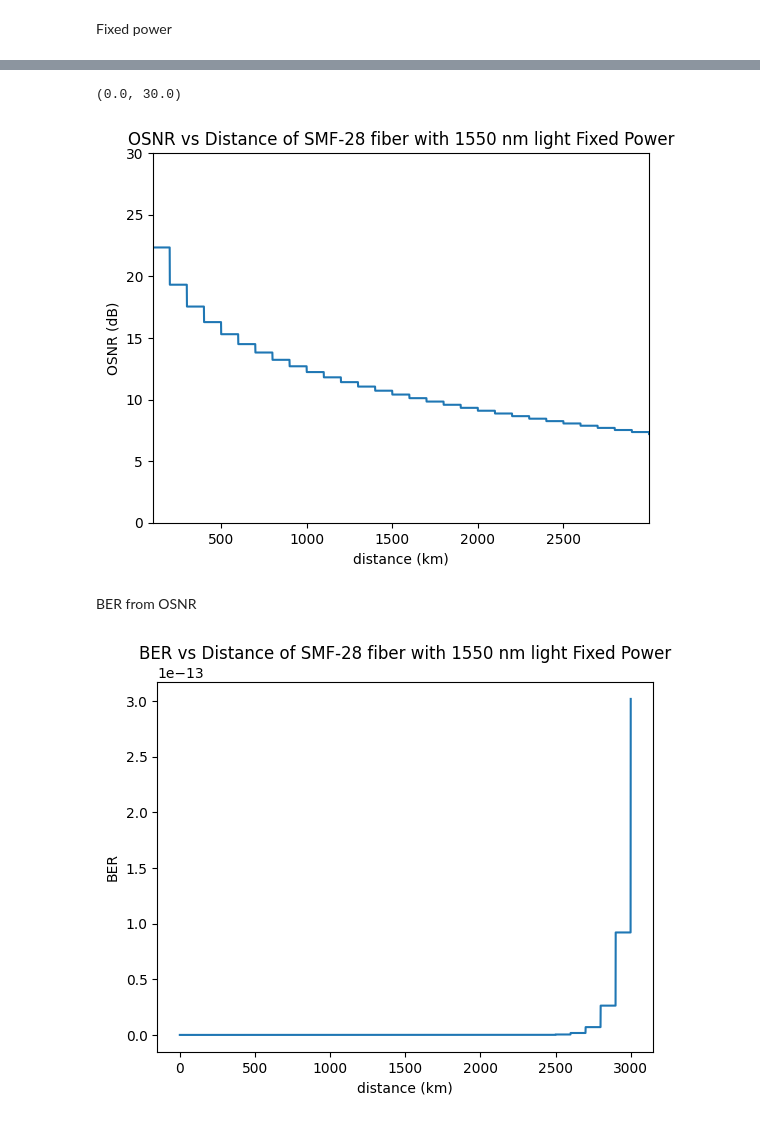
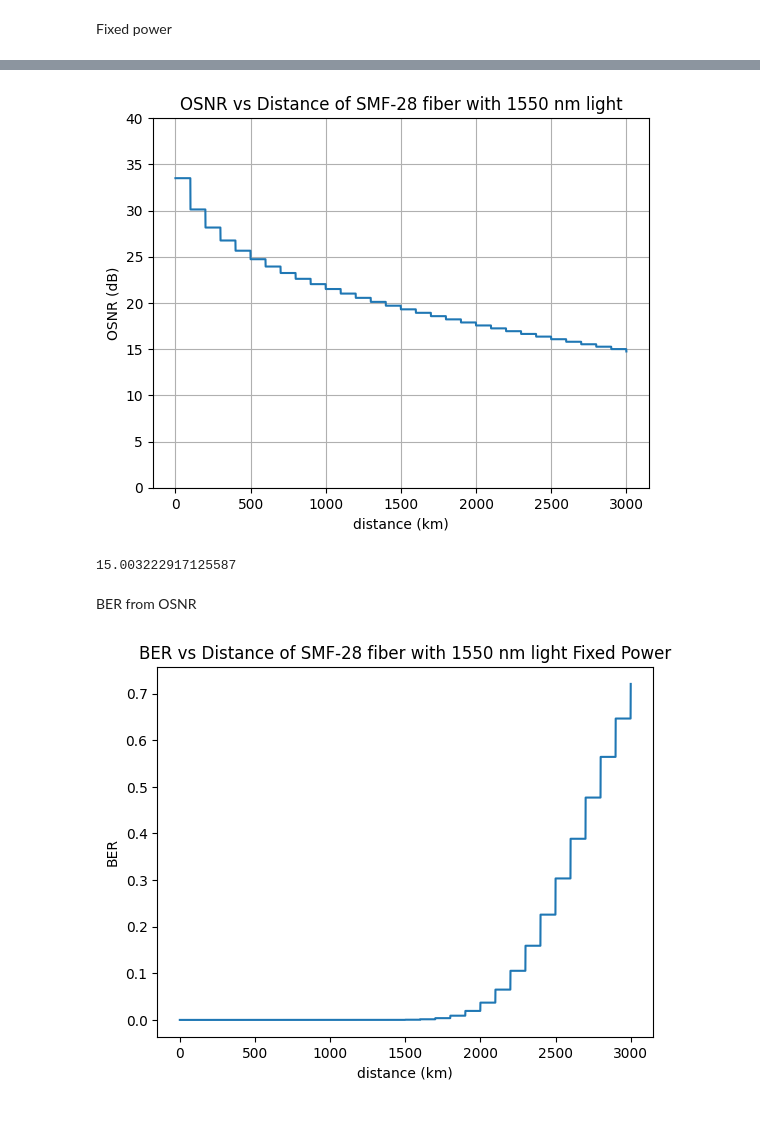
Before and after one commit to EnochYounceSAIC/FiberOptics, a Jupyter notebook: weektwo/Left_to_Right_EDFA_attenuation_both_fixed.ipynb, the cells around one changed output, grey strips where cells are left out. Saved outputs shown, nothing was run; the diff lists cells and outputs as text; code cells hidden in the pictures.

```diff
--- a/weektwo/Left_to_Right_EDFA_attenuation_both_fixed.ipynb
+++ b/weektwo/Left_to_Right_EDFA_attenuation_both_fixed.ipynb
@@ -12,7 +12,7 @@ span = 100
 #Fiber type: SMF-28
 #current task: model EDFA noise and amplification
 EDFA_noise = 4.7 #dB
-EDFA_gain = 17 #dBm
+EDFA_gain = 17 #dB
 #fiber data sheet used : https://www.corning.com/media/worldwide/coc/documents/Fiber/product-information-sheets/PI-1470-AEN.pdf
 #EDFA used EDFA 100s : https://www.thorlabs.com/newgrouppage9.cfm?objectgroup_ID=10680
 #single wavelength light, using 1550nm
@@ -20,7 +20,8 @@ lambda_light = 1550e-9
 f_light = 3e8/lambda_light
 #using max attenuation as a graph or standard deviation is not provided
 attenuation = 0.17 #dB/km
-power_initial = 3 #dBm
+power_initial = 15-10*np.log10(70) #dBm
+OSNR_initial = 33.5 #dB
 # %%
 distance = np.arange(0,length+1,1) #+1 to put an amplifier at the endpoint as would be done to read the signal
 # Calculate power in mW
@@ -159,31 +171,44 @@ plt.show()
 # %%
-noise_plus_epsilon = total_ASE + np.finfo(float).eps
+# Add a small epsilon to noise to avoid division by zero and log of zero/negative
+noise_plus_epsilon = ASE_noise + np.finfo(float).eps
 
-OSNR = 10*np.log10(total_signal_power/noise_plus_epsilon)
-plt.plot(distance,OSNR)
+# Calculate OSNR from accumulated noise
+OSNR_calculated = 10*np.log10(total_signal_power/noise_plus_epsilon)
+OSNR_initial_linear = 10**(OSNR_initial/10)
+OSNR_calculated_linear = 10**(OSNR_calculated/10)
+OSNR_total_linear = 1 / (1/OSNR_initial_linear + 1/OSNR_calculated_linear)
+
+# Convert total SNR back to dB
+OSNR_total = 10*np.log10(OSNR_total_linear)
+
+plt.plot(distance,OSNR_total)
 plt.xlabel('distance (km)')
-plt.title('OSNR vs Distance of SMF-28 fiber with 1550 nm light Fixed Power')
 plt.ylabel('OSNR (dB)')
-plt.xlim(101,2999)
-plt.ylim(0,30)
+
+plt.ylim(0,40)
+plt.title('OSNR vs Distance of SMF-28 fiber with 1550 nm light')
+plt.grid()
+plt.show()
+print(OSNR_total[2998])
 # %% [output]
+[figure, new version]
-(0.0, 30.0)
+15.003222917125587
-[figure, old version]
 # %% [markdown]
 BER from OSNR
 # %%
 #BER calculations pulled from : https://www.exfo.com/contentassets/c3a3f92426864ffba6330f549ae75f11/exfo_anote098_resolution-bandwidth-optical-rejection-ratio_en.pdf
+#likely incorrect but I included it anyways
 import scipy.integrate as sp_integrate
 import numpy as np
 
-BER = np.zeros(len(OSNR))
-for i in range(len(OSNR)):
+BER = np.zeros(len(OSNR_total))
+for i in range(len(OSNR_total)):
     BER[i] = (1/(np.sqrt(2*np.pi))) * sp_integrate.quad(lambda t: np.exp((-t**2)/2), OSNR[i], np.inf)[0]
 
 plt.plot(distance,BER)
 plt.xlabel('distance (km)')
 plt.ylabel('BER')
 plt.title('BER vs Distance of SMF-28 fiber with 1550 nm light Fixed Power')
 plt.show()
 # %% [output]
-[figure, old version]
+[figure, new version]
```
Also changed, not shown: parts of 7 cells of this notebook.
